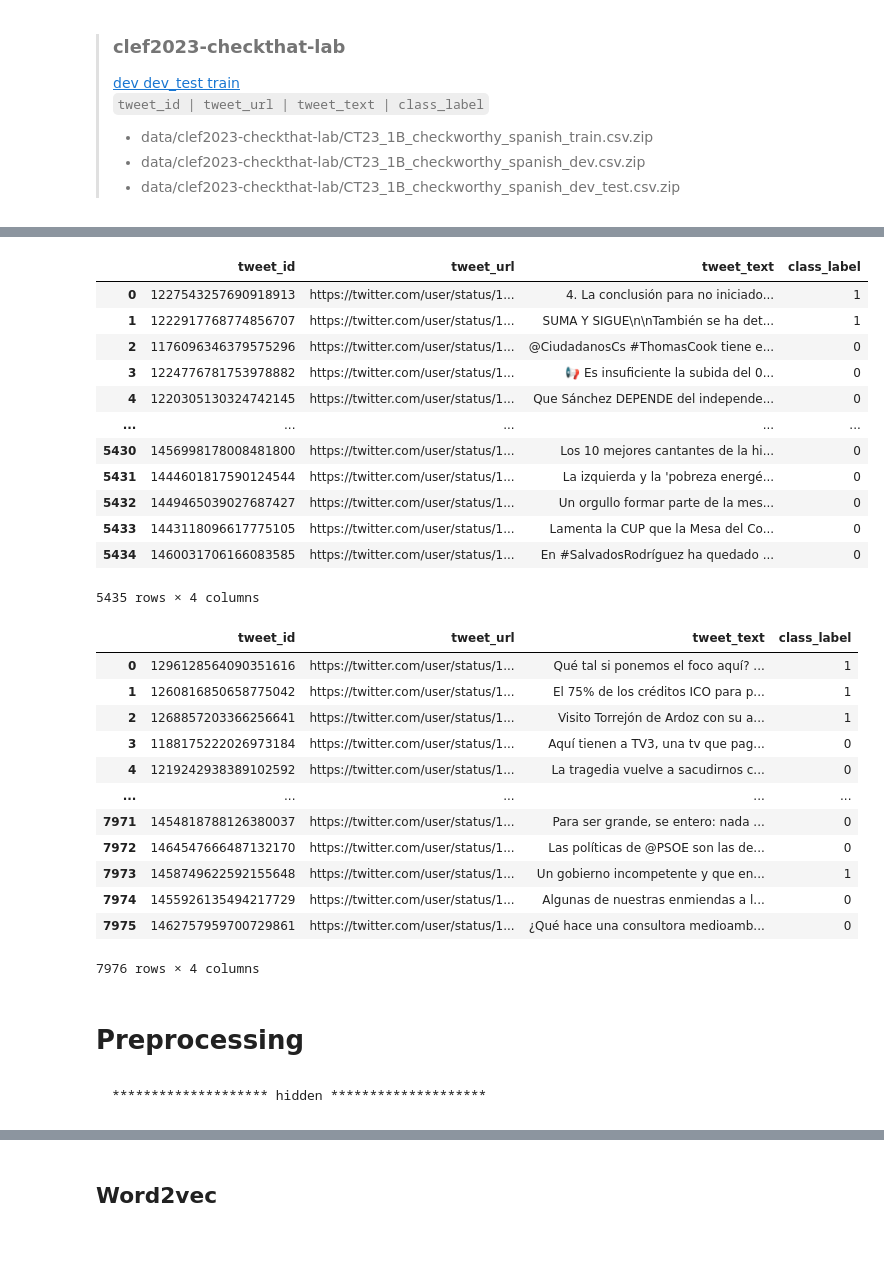
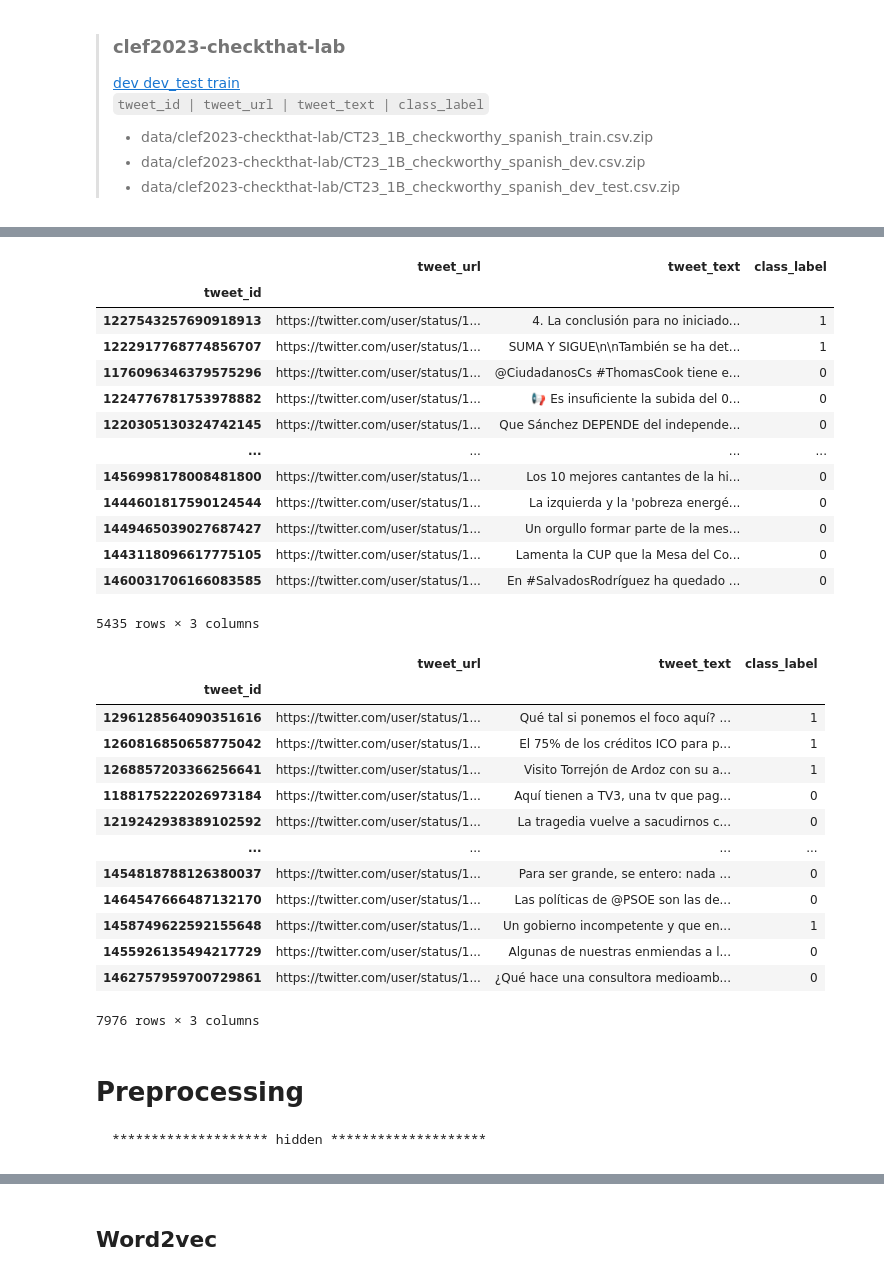
Before and after one commit to galopianciola/check-worthiness-project, a Jupyter notebook: main.ipynb, the cells around one changed output, grey strips where cells are left out. Drawn from its saved outputs; the diff is of its cells as text; code cells hidden in the pictures; blank space fills up the shorter version.

````diff
--- a/main.ipynb
+++ b/main.ipynb
@@ -71,34 +78,37 @@ train_df
 # %%
 # Dev dataset
 
 dev_df = pd.read_csv('data/clef2021-checkthat/dataset_dev.csv.zip')
 dev_df = dev_df.drop('topic_id', axis=1)
 dev_df = dev_df[dev_df['claim'] == 1].drop('claim', axis=1)
 dev_df = dev_df.rename(columns={'check-worthiness': 'class_label'})
 
 aux_df = pd.read_csv('data/clef2022-checkthat-lab/CT22_spanish_1A_checkworthy_dev.csv.zip')
 aux_df = aux_df.drop('topic', axis=1)
 dev_df = pd.concat([dev_df, aux_df])
 
 aux_df = pd.read_csv('data/clef2023-checkthat-lab/CT23_1B_checkworthy_spanish_dev.csv.zip')
 aux_df['class_label'] = aux_df['class_label'].replace('No', 0).replace('Yes', 1)
 dev_df = pd.concat([dev_df, aux_df], ignore_index=True)  # every dataframe concatenated
 
+dev_df = dev_df.set_index('tweet_id')
+dev_df.index = dev_df.index.astype(str)
 dev_df
 # %% [output]
-|  | tweet_id | tweet_url | tweet_text | class_label |
-| 0 | 1227543257690918913 | https://twitter.com/user/status/1... | 4. La conclusión para no iniciado... | 1 |
-| 1 | 1222917768774856707 | https://twitter.com/user/status/1... | SUMA Y SIGUE\n\nTambién se ha det... | 1 |
-| 2 | 1176096346379575296 | https://twitter.com/user/status/1... | @CiudadanosCs #ThomasCook tiene e... | 0 |
-| 3 | 1224776781753978882 | https://twitter.com/user/status/1... | 📢 Es insuficiente la subida del 0... | 0 |
-| 4 | 1220305130324742145 | https://twitter.com/user/status/1... | Que Sánchez DEPENDE del independe... | 0 |
-| ... | ... | ... | ... | ... |
-| 5430 | 1456998178008481800 | https://twitter.com/user/status/1... | Los 10 mejores cantantes de la hi... | 0 |
-| 5431 | 1444601817590124544 | https://twitter.com/user/status/1... | La izquierda y la 'pobreza energé... | 0 |
-| 5432 | 1449465039027687427 | https://twitter.com/user/status/1... | Un orgullo formar parte de la mes... | 0 |
-| 5433 | 1443118096617775105 | https://twitter.com/user/status/1... | Lamenta la CUP que la Mesa del Co... | 0 |
-| 5434 | 1460031706166083585 | https://twitter.com/user/status/1... | En #SalvadosRodríguez ha quedado ... | 0 |
+|  | tweet_url | tweet_text | class_label |
+| tweet_id |  |  |  |
+| 1227543257690918913 | https://twitter.com/user/status/1... | 4. La conclusión para no iniciado... | 1 |
+| 1222917768774856707 | https://twitter.com/user/status/1... | SUMA Y SIGUE\n\nTambién se ha det... | 1 |
+| 1176096346379575296 | https://twitter.com/user/status/1... | @CiudadanosCs #ThomasCook tiene e... | 0 |
+| 1224776781753978882 | https://twitter.com/user/status/1... | 📢 Es insuficiente la subida del 0... | 0 |
+| 1220305130324742145 | https://twitter.com/user/status/1... | Que Sánchez DEPENDE del independe... | 0 |
+| ... | ... | ... | ... |
+| 1456998178008481800 | https://twitter.com/user/status/1... | Los 10 mejores cantantes de la hi... | 0 |
+| 1444601817590124544 | https://twitter.com/user/status/1... | La izquierda y la 'pobreza energé... | 0 |
+| 1449465039027687427 | https://twitter.com/user/status/1... | Un orgullo formar parte de la mes... | 0 |
+| 1443118096617775105 | https://twitter.com/user/status/1... | Lamenta la CUP que la Mesa del Co... | 0 |
+| 1460031706166083585 | https://twitter.com/user/status/1... | En #SalvadosRodríguez ha quedado ... | 0 |
-5435 rows × 4 columns
+5435 rows × 3 columns
 # %%
 # Test dataset
 
@@ -115,29 +125,29 @@ aux_df = pd.read_csv('data/clef2023-checkthat-lab/CT23_1B_checkworthy_spanish_de
 aux_df['class_label'] = aux_df['class_label'].replace('No', 0).replace('Yes', 1)
 test_df = pd.concat([test_df, aux_df], ignore_index=True)  # every dataframe concatenated
 
+test_df = test_df.set_index('tweet_id')
+test_df.index = test_df.index.astype(str)
 test_df
 # %% [output]
-|  | tweet_id | tweet_url | tweet_text | class_label |
-| 0 | 1296128564090351616 | https://twitter.com/user/status/1... | Qué tal si ponemos el foco aquí? ... | 1 |
-| 1 | 1260816850658775042 | https://twitter.com/user/status/1... | El 75% de los créditos ICO para p... | 1 |
-| 2 | 1268857203366256641 | https://twitter.com/user/status/1... | Visito Torrejón de Ardoz con su a... | 1 |
-| 3 | 1188175222026973184 | https://twitter.com/user/status/1... | Aquí tienen a TV3, una tv que pag... | 0 |
-| 4 | 1219242938389102592 | https://twitter.com/user/status/1... | La tragedia vuelve a sacudirnos c... | 0 |
-| ... | ... | ... | ... | ... |
-| 7971 | 1454818788126380037 | https://twitter.com/user/status/1... | Para ser grande, se entero: nada ... | 0 |
-| 7972 | 1464547666487132170 | https://twitter.com/user/status/1... | Las políticas de @PSOE son las de... | 0 |
-| 7973 | 1458749622592155648 | https://twitter.com/user/status/1... | Un gobierno incompetente y que en... | 1 |
-| 7974 | 1455926135494217729 | https://twitter.com/user/status/1... | Algunas de nuestras enmiendas a l... | 0 |
-| 7975 | 1462757959700729861 | https://twitter.com/user/status/1... | ¿Qué hace una consultora medioamb... | 0 |
+|  | tweet_url | tweet_text | class_label |
+| tweet_id |  |  |  |
+| 1296128564090351616 | https://twitter.com/user/status/1... | Qué tal si ponemos el foco aquí? ... | 1 |
+| 1260816850658775042 | https://twitter.com/user/status/1... | El 75% de los créditos ICO para p... | 1 |
+| 1268857203366256641 | https://twitter.com/user/status/1... | Visito Torrejón de Ardoz con su a... | 1 |
+| 1188175222026973184 | https://twitter.com/user/status/1... | Aquí tienen a TV3, una tv que pag... | 0 |
+| 1219242938389102592 | https://twitter.com/user/status/1... | La tragedia vuelve a sacudirnos c... | 0 |
+| ... | ... | ... | ... |
+| 1454818788126380037 | https://twitter.com/user/status/1... | Para ser grande, se entero: nada ... | 0 |
+| 1464547666487132170 | https://twitter.com/user/status/1... | Las políticas de @PSOE son las de... | 0 |
+| 1458749622592155648 | https://twitter.com/user/status/1... | Un gobierno incompetente y que en... | 1 |
+| 1455926135494217729 | https://twitter.com/user/status/1... | Algunas de nuestras enmiendas a l... | 0 |
+| 1462757959700729861 | https://twitter.com/user/status/1... | ¿Qué hace una consultora medioamb... | 0 |
-7976 rows × 4 columns
+7976 rows × 3 columns
 # %% [markdown]
 # Preprocessing
+```
+******************** hidden ********************
+```
-# %% [markdown]
-
-
-```
-******************** hidden ********************
-```
 # %%
 import re
 import spacy
````
Also changed, not shown: parts of 184 cells of this notebook, 1 other file.
